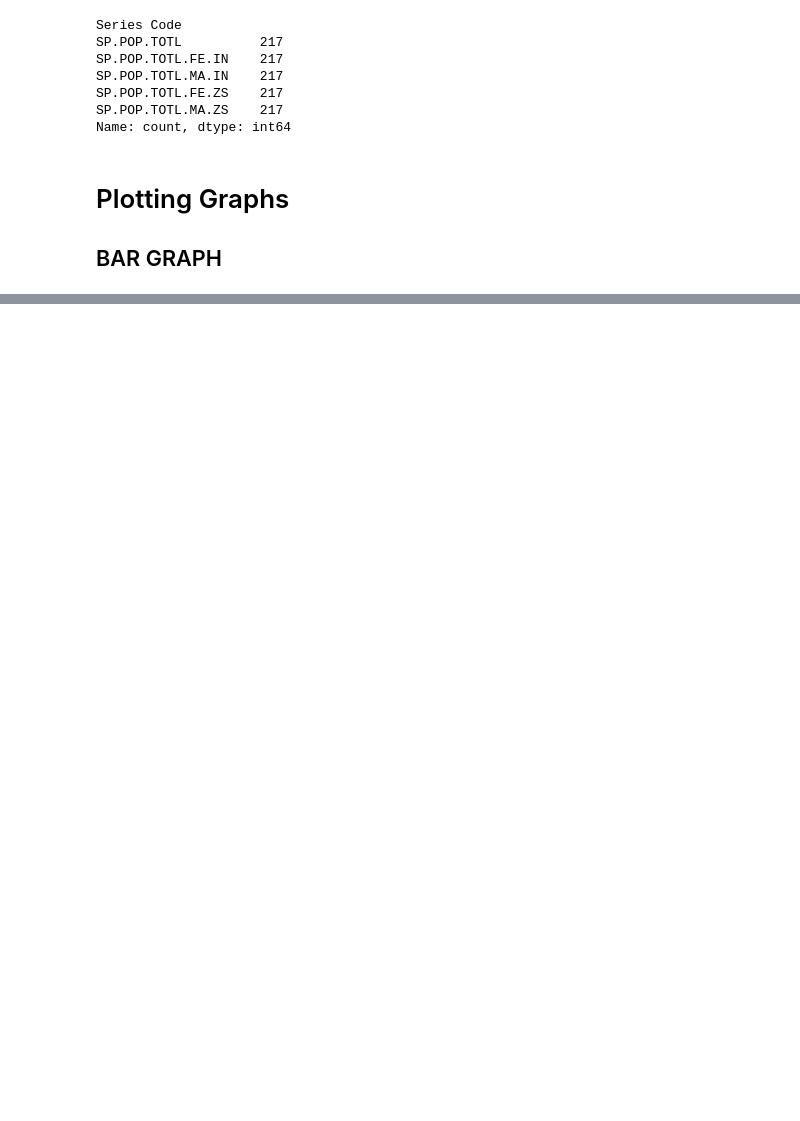
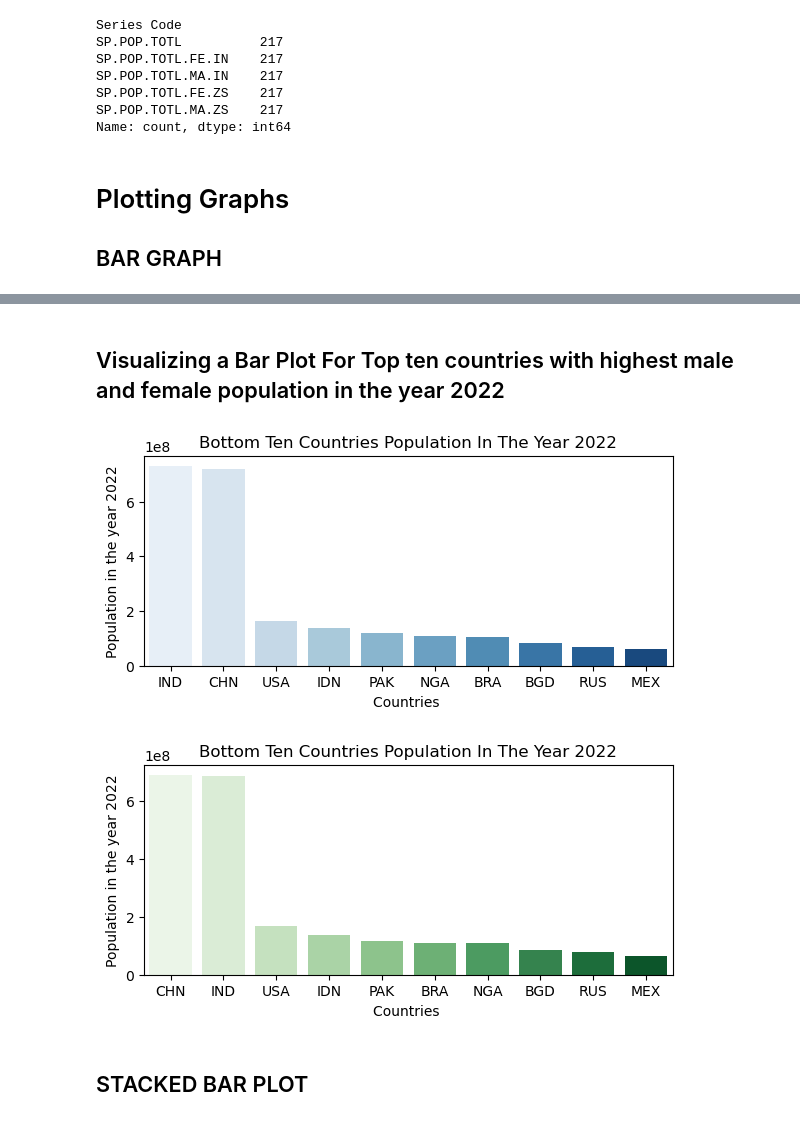
Before and after one commit to addysenpai1/ProdigyInsternshiptasks, a Jupyter notebook: Task1.ipynb, the cells around one changed output, grey strips where cells are left out. Cells and saved outputs as stored; diff of their text form; code cells hidden in the pictures; blank space fills up the shorter version.

```diff
--- a/Task1.ipynb
+++ b/Task1.ipynb
@@ -373,0 +387,10 @@ Total_Male_population = df[df["Series Code"]=="SP.POP.TOTL.MA.IN"]
+# %%
+Total_Male_population = df[df["Series Code"]=="SP.POP.TOTL.MA.IN"]
+
+#sorting as per the year 2022
+sorted_male = Total_Male_population.sort_values("2022",ascending= False)
+top_male = sorted_male.head(10) #Top 10 COuntires with Strong Male population
+
+print("Top Ten countries with top Male population are",top_male[["Country Code","2022","Series Code"]])
+# bottom_male1 = sorted_male1.tail(10)
+# print("Top Ten countries with bottom Male population are",bottom_male1[["Country Code","2022"]])
@@ -373,0 +409,8 @@ Total_Male_population = df[df["Series Code"]=="SP.POP.TOTL.MA.IN"]
+# %%
+Total_Female_population = df[df["Series Code"]=="SP.POP.TOTL.FE.IN"]
+
+#sorting as per the year 2022
+sorted_female = Total_Female_population.sort_values("2022",ascending= False)
+top_female = sorted_female.head(10) #Top 10 COuntires with Strong Male population
+
+print("Top Ten countries with top Male population are",top_female[["Country Code","2022","Series Code"]])
@@ -373,0 +429,24 @@ Total_Male_population = df[df["Series Code"]=="SP.POP.TOTL.MA.IN"]
+# %% [markdown]
+## Visualizing a Bar Plot For Top ten countries with highest male and female population in the year 2022
+# %%
+#BARPLOT
+plt.figure(figsize=(15,6))
+plt.subplot(2,2,1)
+sns.barplot(x="Country Code",y="2022",data = top_male,palette ="Blues",hue="Country Code")
+plt.xlabel("Countries ")
+plt.ylabel("Population in the year 2022")
+plt.title("Bottom Ten Countries Population In The Year 2022")
+plt.show()
+#--------------------------------
+plt.figure(figsize=(15,6))
+plt.subplot(2,2,2)
+sns.barplot(x="Country Code",y="2022",data = top_female,palette ="Greens",hue="Country Code")
+plt.xlabel("Countries ")
+plt.ylabel("Population in the year 2022")
+plt.title("Bottom Ten Countries Population In The Year 2022")
+plt.show()
+# %% [output]
+[figure, added]
+[figure, added]
+# %% [markdown]
+## STACKED BAR PLOT
```
Also changed, not shown: parts of 27 cells of this notebook, 1 other file.
